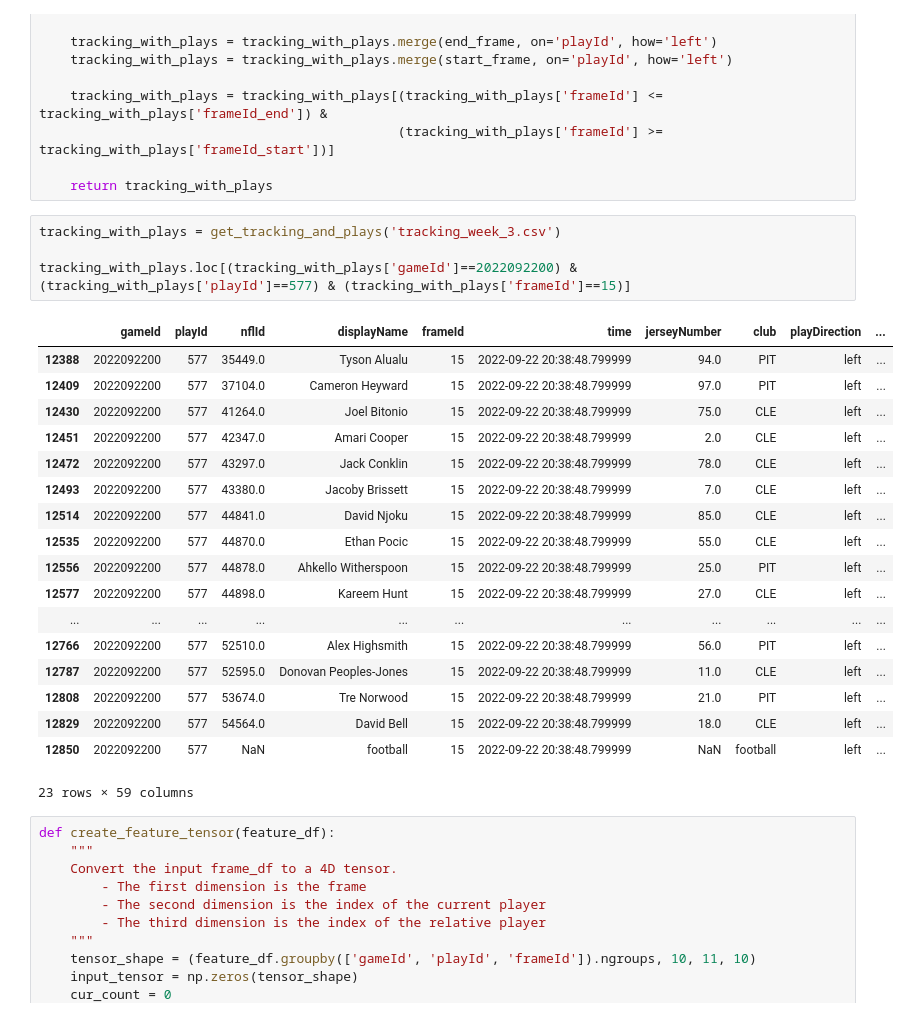
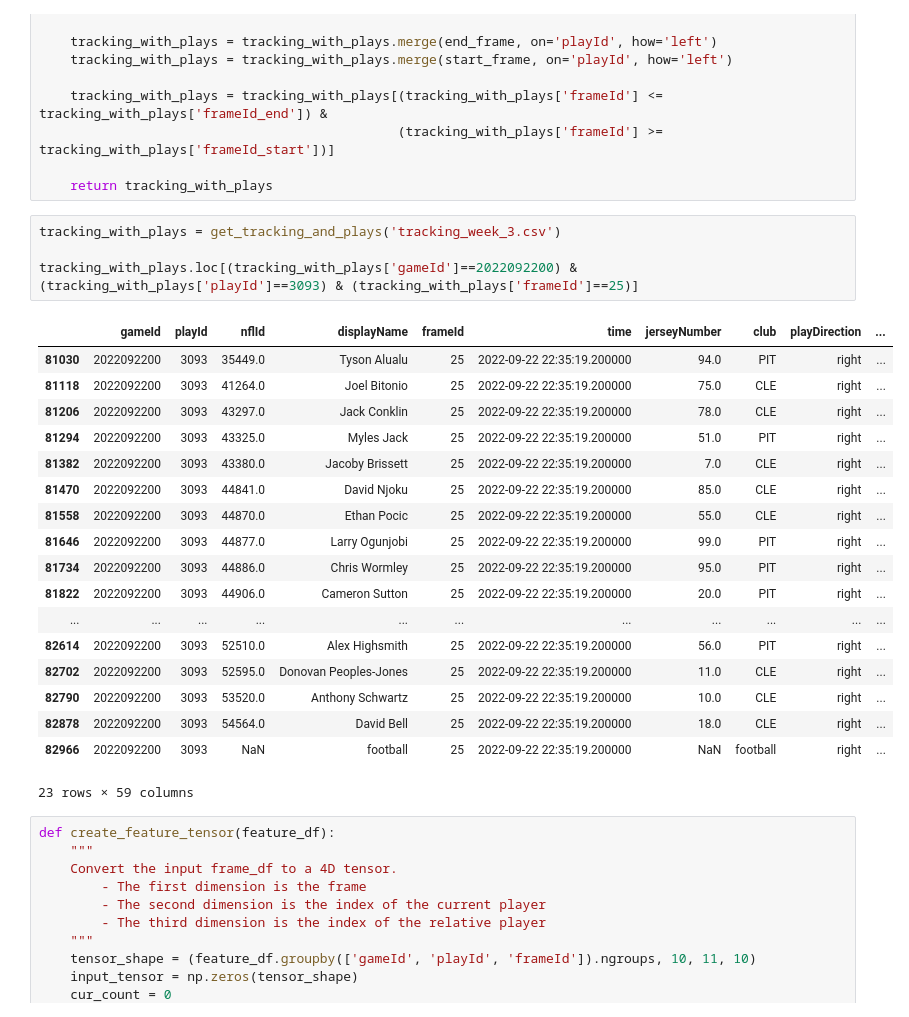
Before and after one commit to hinayatali9/BigDataBowl2024, a Jupyter notebook: Counter_Factual.ipynb, the cells around one changed output. Drawn from its saved outputs; the diff is of its cells as text.

```diff
--- a/Counter_Factual.ipynb
+++ b/Counter_Factual.ipynb
@@ -67,25 +67,25 @@ def get_tracking_and_plays(filepath):
 # %%
 tracking_with_plays = get_tracking_and_plays('tracking_week_3.csv')
 
-tracking_with_plays.loc[(tracking_with_plays['gameId']==2022092200) & (tracking_with_plays['playId']==577) & (tracking_with_plays['frameId']==15)]
+tracking_with_plays.loc[(tracking_with_plays['gameId']==2022092200) & (tracking_with_plays['playId']==3093) & (tracking_with_plays['frameId']==25)]
 # %% [output]
 |  | gameId | playId | nflId | displayName | frameId | time | jerseyNumber | club | playDirection | ... |
-| 12388 | 2022092200 | 577 | 35449.0 | Tyson Alualu | 15 | 2022-09-22 20:38:48.799999 | 94.0 | PIT | left | ... |
-| 12409 | 2022092200 | 577 | 37104.0 | Cameron Heyward | 15 | 2022-09-22 20:38:48.799999 | 97.0 | PIT | left | ... |
-| 12430 | 2022092200 | 577 | 41264.0 | Joel Bitonio | 15 | 2022-09-22 20:38:48.799999 | 75.0 | CLE | left | ... |
-| 12451 | 2022092200 | 577 | 42347.0 | Amari Cooper | 15 | 2022-09-22 20:38:48.799999 | 2.0 | CLE | left | ... |
-| 12472 | 2022092200 | 577 | 43297.0 | Jack Conklin | 15 | 2022-09-22 20:38:48.799999 | 78.0 | CLE | left | ... |
-| 12493 | 2022092200 | 577 | 43380.0 | Jacoby Brissett | 15 | 2022-09-22 20:38:48.799999 | 7.0 | CLE | left | ... |
-| 12514 | 2022092200 | 577 | 44841.0 | David Njoku | 15 | 2022-09-22 20:38:48.799999 | 85.0 | CLE | left | ... |
-| 12535 | 2022092200 | 577 | 44870.0 | Ethan Pocic | 15 | 2022-09-22 20:38:48.799999 | 55.0 | CLE | left | ... |
-| 12556 | 2022092200 | 577 | 44878.0 | Ahkello Witherspoon | 15 | 2022-09-22 20:38:48.799999 | 25.0 | PIT | left | ... |
-| 12577 | 2022092200 | 577 | 44898.0 | Kareem Hunt | 15 | 2022-09-22 20:38:48.799999 | 27.0 | CLE | left | ... |
+| 81030 | 2022092200 | 3093 | 35449.0 | Tyson Alualu | 25 | 2022-09-22 22:35:19.200000 | 94.0 | PIT | right | ... |
+| 81118 | 2022092200 | 3093 | 41264.0 | Joel Bitonio | 25 | 2022-09-22 22:35:19.200000 | 75.0 | CLE | right | ... |
+| 81206 | 2022092200 | 3093 | 43297.0 | Jack Conklin | 25 | 2022-09-22 22:35:19.200000 | 78.0 | CLE | right | ... |
+| 81294 | 2022092200 | 3093 | 43325.0 | Myles Jack | 25 | 2022-09-22 22:35:19.200000 | 51.0 | PIT | right | ... |
+| 81382 | 2022092200 | 3093 | 43380.0 | Jacoby Brissett | 25 | 2022-09-22 22:35:19.200000 | 7.0 | CLE | right | ... |
+| 81470 | 2022092200 | 3093 | 44841.0 | David Njoku | 25 | 2022-09-22 22:35:19.200000 | 85.0 | CLE | right | ... |
+| 81558 | 2022092200 | 3093 | 44870.0 | Ethan Pocic | 25 | 2022-09-22 22:35:19.200000 | 55.0 | CLE | right | ... |
+| 81646 | 2022092200 | 3093 | 44877.0 | Larry Ogunjobi | 25 | 2022-09-22 22:35:19.200000 | 99.0 | PIT | right | ... |
+| 81734 | 2022092200 | 3093 | 44886.0 | Chris Wormley | 25 | 2022-09-22 22:35:19.200000 | 95.0 | PIT | right | ... |
+| 81822 | 2022092200 | 3093 | 44906.0 | Cameron Sutton | 25 | 2022-09-22 22:35:19.200000 | 20.0 | PIT | right | ... |
 | ... | ... | ... | ... | ... | ... | ... | ... | ... | ... | ... |
-| 12766 | 2022092200 | 577 | 52510.0 | Alex Highsmith | 15 | 2022-09-22 20:38:48.799999 | 56.0 | PIT | left | ... |
-| 12787 | 2022092200 | 577 | 52595.0 | Donovan Peoples-Jones | 15 | 2022-09-22 20:38:48.799999 | 11.0 | CLE | left | ... |
-| 12808 | 2022092200 | 577 | 53674.0 | Tre Norwood | 15 | 2022-09-22 20:38:48.799999 | 21.0 | PIT | left | ... |
-| 12829 | 2022092200 | 577 | 54564.0 | David Bell | 15 | 2022-09-22 20:38:48.799999 | 18.0 | CLE | left | ... |
-| 12850 | 2022092200 | 577 | NaN | football | 15 | 2022-09-22 20:38:48.799999 | NaN | football | left | ... |
+| 82614 | 2022092200 | 3093 | 52510.0 | Alex Highsmith | 25 | 2022-09-22 22:35:19.200000 | 56.0 | PIT | right | ... |
+| 82702 | 2022092200 | 3093 | 52595.0 | Donovan Peoples-Jones | 25 | 2022-09-22 22:35:19.200000 | 11.0 | CLE | right | ... |
+| 82790 | 2022092200 | 3093 | 53520.0 | Anthony Schwartz | 25 | 2022-09-22 22:35:19.200000 | 10.0 | CLE | right | ... |
+| 82878 | 2022092200 | 3093 | 54564.0 | David Bell | 25 | 2022-09-22 22:35:19.200000 | 18.0 | CLE | right | ... |
+| 82966 | 2022092200 | 3093 | NaN | football | 25 | 2022-09-22 22:35:19.200000 | NaN | football | right | ... |
 23 rows × 59 columns
 # %%
 def create_feature_tensor(feature_df):
```
Also changed, not shown: parts of 2 cells of this notebook.
